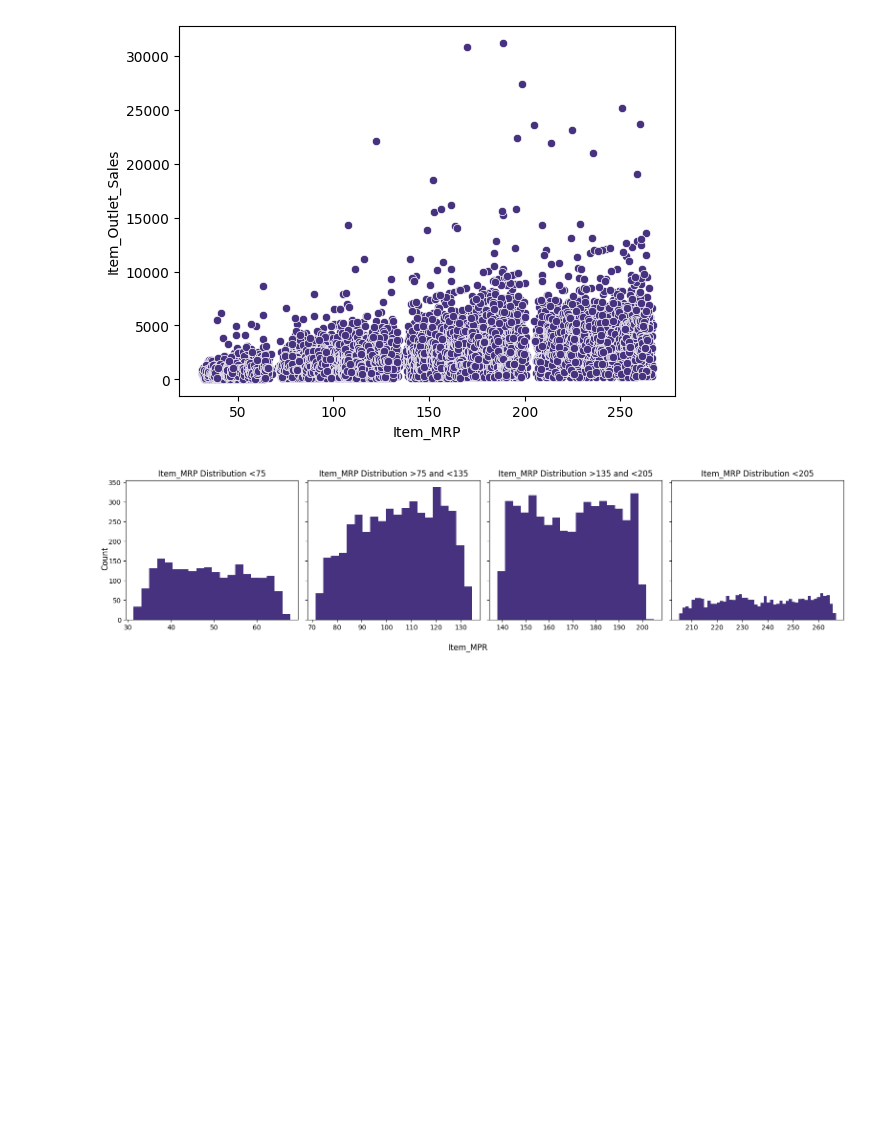
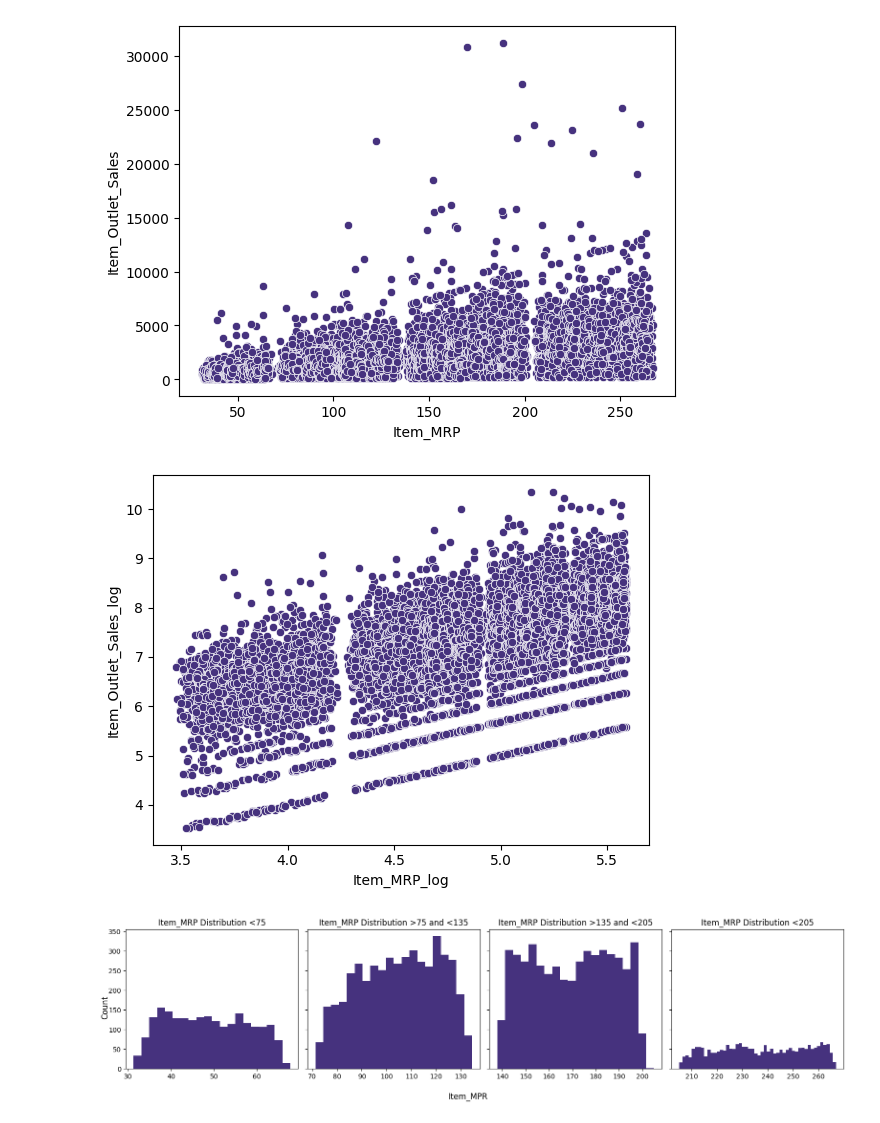
Before and after one commit to OMarchevska/sales-prediction, a Jupyter notebook: Big_Sales_Prediction.ipynb, the cells around one changed output. Cells and saved outputs as stored; diff of their text form; code cells hidden in the pictures; blank space fills up the shorter version.

```diff
--- a/Big_Sales_Prediction.ipynb
+++ b/Big_Sales_Prediction.ipynb
@@ -255,6 +243,12 @@ sns.scatterplot(data, y="Item_Outlet_Sales", x="Item_MRP")
 plt.show()
 # %% [output]
 [figure]
+# %%
+data["Item_MRP_log"] = data["Item_MRP"].map(np.log1p)
+sns.scatterplot(data, y="Item_Outlet_Sales_log", x="Item_MRP_log")
+plt.show()
+# %% [output]
+[figure, added]
 # %%
 fig, ax = plt.subplots(1, 4, figsize=(16, 4), sharey=True)
 ax[0].hist(data.loc[data.loc[:, "Item_MRP"] <= 70, "Item_MRP"], bins=20)
```
Also changed, not shown: parts of 14 cells of this notebook, 1 other file.
